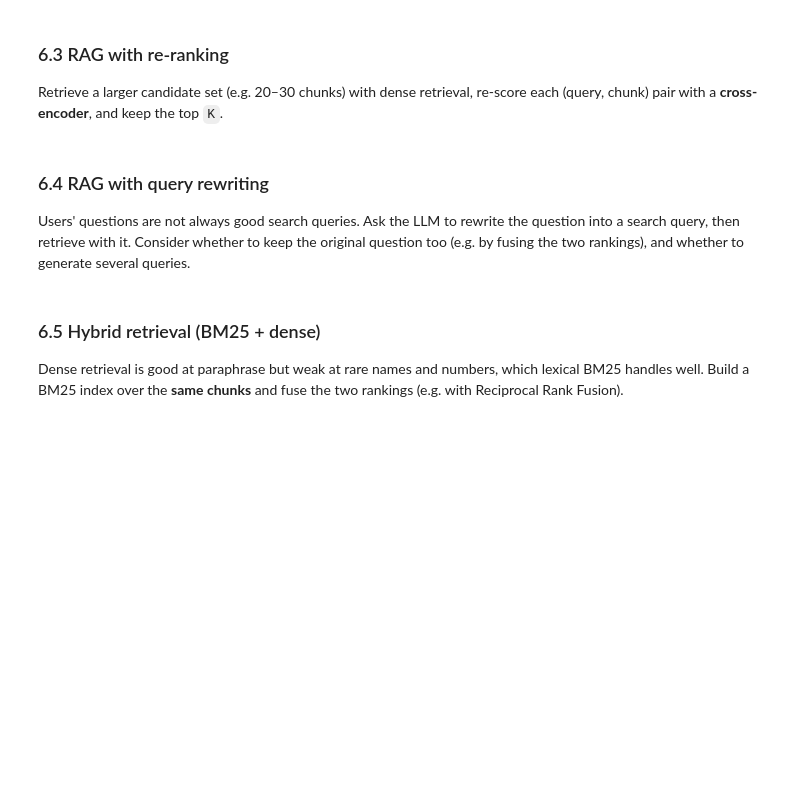
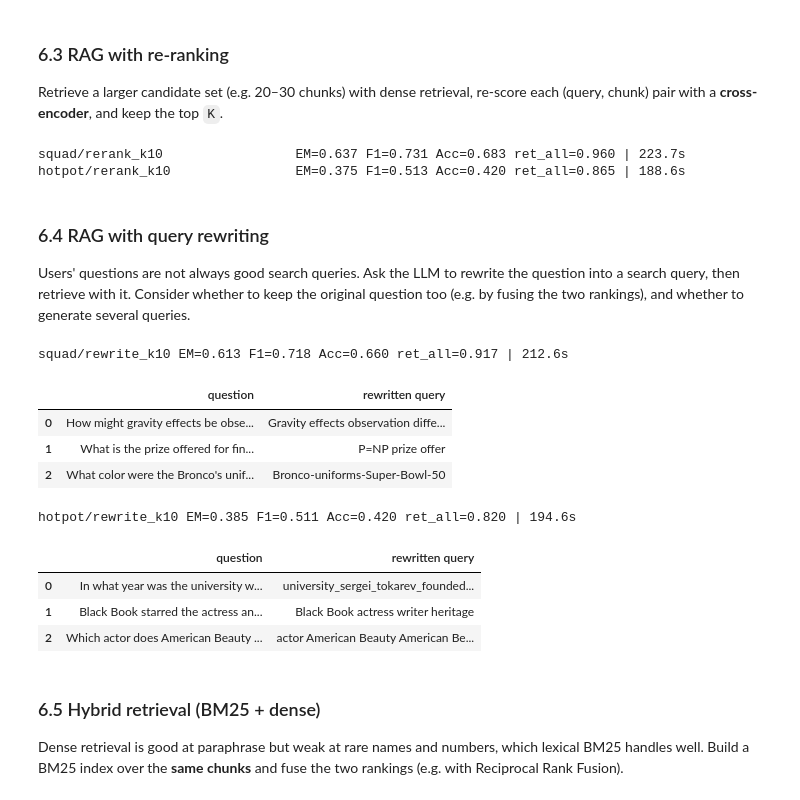
Before and after one commit to TheArtemis/ID2223-Scalable-Machine-Learning-and-Deep-Learning, a Jupyter notebook: assignments/ass2/lab-assignment-notebook.ipynb, the cells around one changed output. Cells and saved outputs as stored; diff of their text form; code cells hidden in the pictures; blank space fills up the shorter version.

```diff
--- a/assignments/ass2/lab-assignment-notebook.ipynb
+++ b/assignments/ass2/lab-assignment-notebook.ipynb
@@ -875,18 +919,34 @@ summarize()
 ### 6.3 RAG with re-ranking
 
 Retrieve a larger candidate set (e.g. 20–30 chunks) with dense retrieval, re-score each (query, chunk) pair with a **cross-encoder**, and keep the top `K`.
-# %%
-from sentence_transformers import CrossEncoder
-reranker = CrossEncoder(RERANKER_NAME, device=DEVICE)
-
-def rerank(queries, candidates, k):
-    """TODO (Task 4.2): queries: list[str]; candidates: list[list[chunk]].
-    Score all (query, title + chunk text) pairs with `reranker.predict(...)` in ONE batched call and return
-    the top-k chunks per query (best first)."""
-    raise NotImplementedError
-
-# TODO (Task 4.2): build a retriever that takes the top-N dense candidates and re-ranks them down to K,
-# then run it on both datasets, e.g. run_system(f"{ds}/rerank_k{K}", qs, rag_system(...)).
+# %%
+from sentence_transformers import CrossEncoder
+reranker = CrossEncoder(RERANKER_NAME, device=DEVICE)
+N_CANDIDATES = 20
+
+def rerank(queries, candidates, k):
+    pairs = [(query, chunk["title"] + "\n" + chunk["text"])
+             for query, row in zip(queries, candidates) for chunk in row]
+    scores = iter(reranker.predict(pairs, show_progress_bar=False))
+    ranked = []
+    for row in candidates:
+        scored = [(next(scores), chunk) for chunk in row]
+        scored.sort(key=lambda pair: pair[0], reverse=True)
+        ranked.append([chunk for _, chunk in scored[:k]])
+    return ranked
+
+def rerank_retriever(ds, k):
+    def retrieve(qs):
+        queries = [q.question for q in qs]
+        candidates = dense_retrieve(INDEX[ds], queries, N_CANDIDATES)
+        return rerank(queries, candidates, k)
+    return retrieve
+
+for ds, qs in EVAL_SETS.items():
+    run_system(f"{ds}/rerank_k{K}", qs, rag_system(rerank_retriever(ds, K)))
+# %% [output]
+squad/rerank_k10                 EM=0.637 F1=0.731 Acc=0.683 ret_all=0.960 | 223.7s
+hotpot/rerank_k10                EM=0.375 F1=0.513 Acc=0.420 ret_all=0.865 | 188.6s
 # %% [markdown]
 ### 6.4 RAG with query rewriting
 
@@ -894,22 +954,50 @@ Users' questions are not always good search queries. Ask the LLM to rewrite the
 # %%
 REWRITE_PROMPT = """Rewrite the question below as a concise search query for a Wikipedia search engine.
 Keep all names, dates and key terms; drop filler words. Output only the query.
 
 Question: {question}
 Search query:"""
 
 def clean_line(text):
     line = next((l for l in text.strip().split("\n") if l.strip()), "")
     line = re.sub(r"^\s*(search query|query)\s*:\s*", "", line, flags=re.I)
     return line.strip().strip('"').strip()
 
+
 def rrf(rankings, k, c=60):
-    """TODO (Task 4.3/4.4): Reciprocal Rank Fusion for ONE query: score(chunk) = sum over rankings of 1/(c + rank).
-    rankings: list of ranked chunk lists. Return the top-k fused chunks (deduplicated by chunk id)."""
-    raise NotImplementedError
+    scores, chunks = collections.Counter(), {}
+    for ranking in rankings:
+        for rank, chunk in enumerate(ranking, 1):
+            cid = chunk["id"]
+            scores[cid] += 1 / (c + rank)
+            chunks[cid] = chunk
+    return [dict(chunks[cid], score=score) for cid, score in scores.most_common(k)]
 
-# TODO (Task 4.3): implement query rewriting with `chat` (batched!) and a retriever that uses the rewritten
-# query, with or without the original question. Run it on both datasets and inspect some rewritten queries.
+def rewrite_system(ds, k):
+    def answer_fn(qs):
+        queries = [q.question for q in qs]
+        outputs = chat([REWRITE_PROMPT.format(question=q) for q in queries], max_tokens=48)
+        rewrites = [clean_line(text) or q for text, q in zip(outputs, queries)]
+        contexts = dense_retrieve(INDEX[ds], rewrites, k)
+        prompts = [prompt_rag(q, row) for q, row in zip(queries, contexts)]
+        answers = chat(prompts, system=SYSTEM_QA, max_tokens=32)
+        return [clean_answer(a) for a in answers], contexts, [[r] for r in rewrites]
+    return answer_fn
+
+for ds, qs in EVAL_SETS.items():
+    result = run_system(f"{ds}/rewrite_k{K}", qs, rewrite_system(ds, K))
+    display(result["rows"][["question", "trace"]].head(3).rename(columns={"trace": "rewritten query"}))
+# %% [output]
+squad/rewrite_k10 EM=0.613 F1=0.718 Acc=0.660 ret_all=0.917 | 212.6s
+|  | question | rewritten query |
+| 0 | How might gravity effects be obse... | Gravity effects observation diffe... |
+| 1 | What is the prize offered for fin... | P=NP prize offer |
+| 2 | What color were the Bronco's unif... | Bronco-uniforms-Super-Bowl-50 |
+hotpot/rewrite_k10 EM=0.385 F1=0.511 Acc=0.420 ret_all=0.820 | 194.6s
+|  | question | rewritten query |
+| 0 | In what year was the university w... | university_sergei_tokarev_founded... |
+| 1 | Black Book starred the actress an... | Black Book actress writer heritage |
+| 2 | Which actor does American Beauty ... | actor American Beauty American Be... |
 # %% [markdown]
 ### 6.5 Hybrid retrieval (BM25 + dense)
 
```
Also changed, not shown: parts of 9 cells of this notebook, 2 other files.
